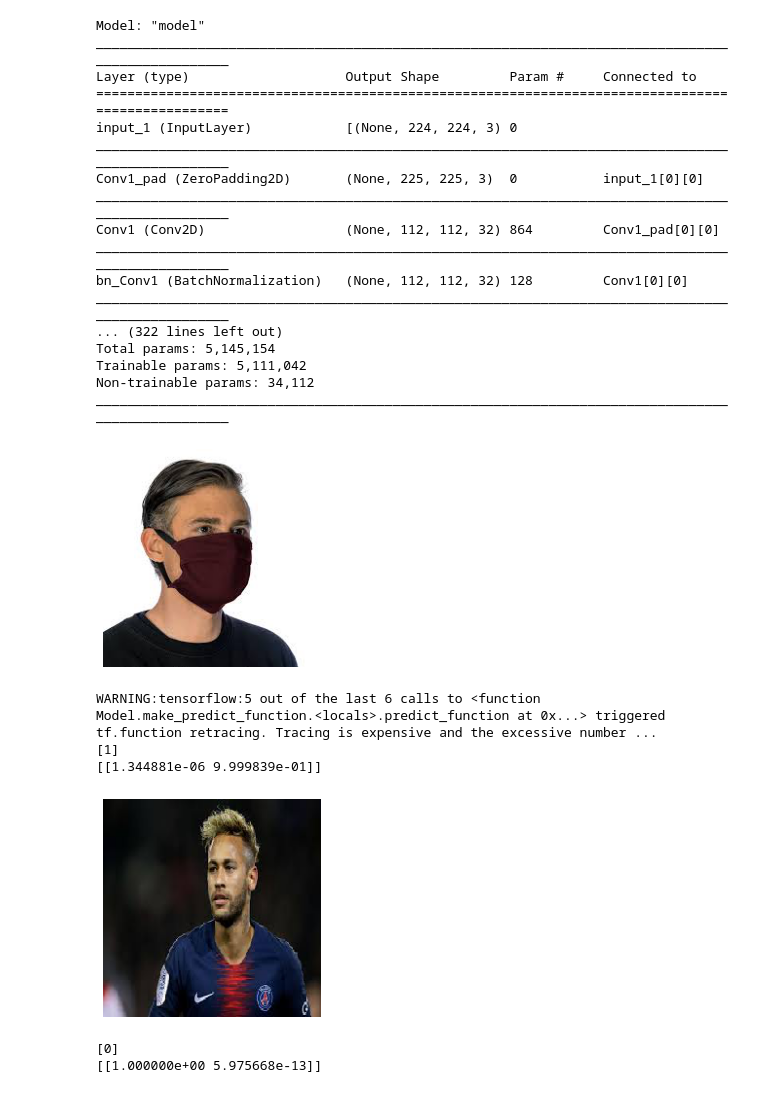
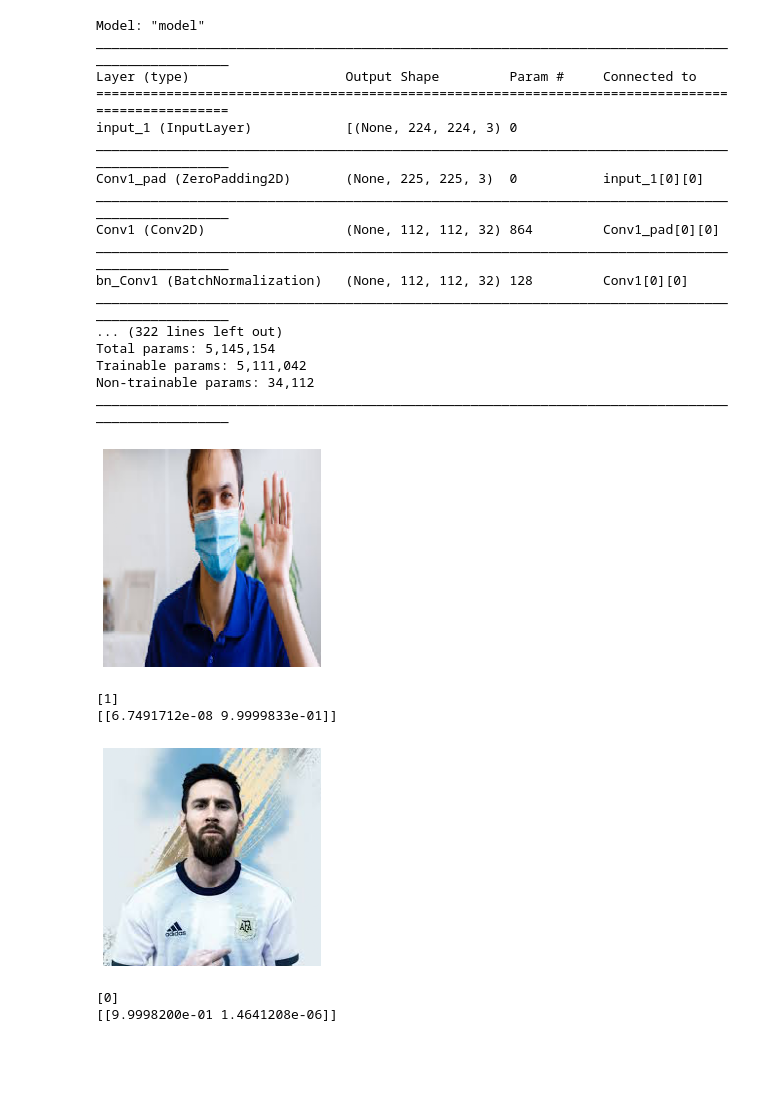
Before and after one commit to Leviathan1995/mask_recognition, a Jupyter notebook: mask_recognition_demo.ipynb, the cells around one changed output. Cells and saved outputs as stored; diff of their text form; code cells hidden in the pictures; blank space fills up the shorter version.

Commit message:
upload images

```diff
--- a/mask_recognition_demo.ipynb
+++ b/mask_recognition_demo.ipynb
@@ -8,9 +11,10 @@ from tensorflow import keras as keras
 from keras.models import load_model
 from keras.preprocessing import image
 # %%
+# Load model
 MODEL_PATH = '/home/leviathan/ml/mask_recognition/mask_recognition_model/'
-MASKED_IMG_PATH = '/home/leviathan/ml/masked_face.jpg'
-FACE_IMG_PATH = '/home/leviathan/ml/face.jpg'
+MASKED_IMG_PATH = '/home/leviathan/ml/masked.jpeg'
+FACE_IMG_PATH = '/home/leviathan/ml/face.jpeg'
 
 IMG_HEIGHT = 224
 IMG_WIDTH = 224
@@ -30,18 +34,6 @@ def load_image(img_path, show=False):
 
 trained_model = tf.keras.models.load_model(MODEL_PATH)
 trained_model.summary()
-
-masked_image = load_image(MASKED_IMG_PATH, True)
-classes = trained_model.predict(masked_image)
-classes_label = classes.argmax(axis=-1)
-print(classes_label)
-print(classes)
-
-face_image = load_image(FACE_IMG_PATH, True)
-classes = trained_model.predict(face_image)
-classes_label = classes.argmax(axis=-1)
-print(classes_label)
-print(classes)
 # %% [output]
 Model: "model"
 __________________________________________________________________________________________________
@@ -60,10 +52,23 @@ Total params: 5,145,154
 Trainable params: 5,111,042
 Non-trainable params: 34,112
 __________________________________________________________________________________________________
-[figure, removed]
-WARNING:tensorflow:5 out of the last 6 calls to <function Model.make_predict_function.<locals>.predict_function at 0x...> triggered tf.function retracing. Tracing is expensive and the excessive number ...
-[1]
-[[1.344881e-06 9.999839e-01]]
-[figure, removed]
-[0]
-[[1.000000e+00 5.975668e-13]]
+# %%
+# Predict images
+masked_image = load_image(MASKED_IMG_PATH, True)
+masked_classes = trained_model.predict(masked_image)
+masked_classes_label = masked_classes.argmax(axis=-1)
+print(masked_classes_label)
+print(masked_classes)
+
+face_image = load_image(FACE_IMG_PATH, True)
+face_classes = trained_model.predict(face_image)
+face_classes_label = face_classes.argmax(axis=-1)
+print(face_classes_label)
+print(face_classes)
+# %% [output]
+[figure, added]
+[1]
+[[6.7491712e-08 9.9999833e-01]]
+[figure, added]
+[0]
+[[9.9998200e-01 1.4641208e-06]]
```
Also changed, not shown: parts of 3 cells of this notebook, 2 other files.
